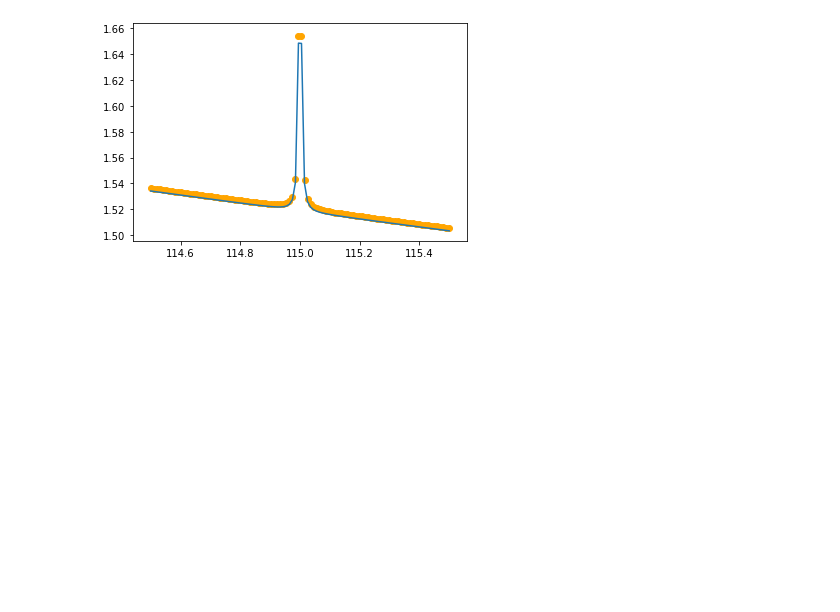
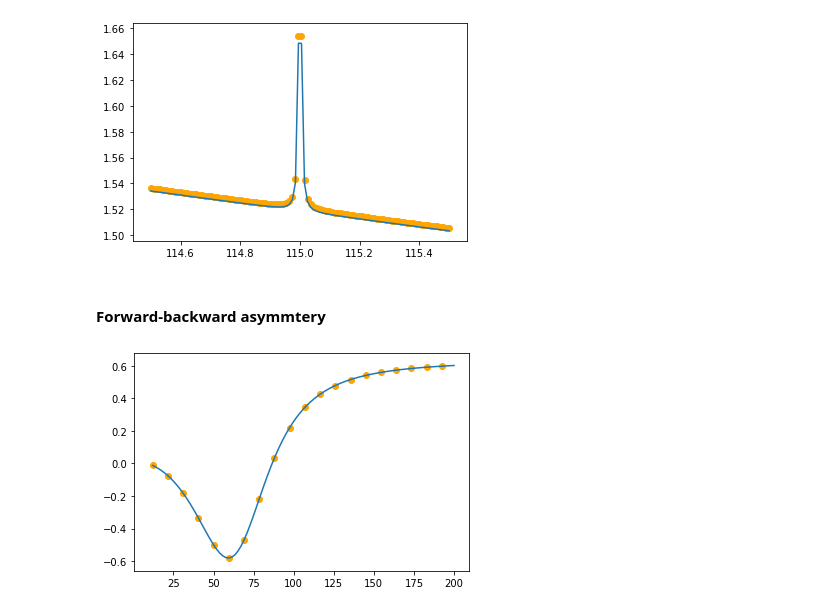
Before and after one commit to vindex10/rbpp-projects, a Jupyter notebook: project1/visualize.ipynb, the cells around one changed output. Drawn from its saved outputs; the diff is of its cells as text; code cells hidden in the pictures; blank space fills up the shorter version.

Commit message:
add fb asym plot

```diff
--- a/project1/visualize.ipynb
+++ b/project1/visualize.ipynb
@@ -15,6 +15,7 @@ totcrsc_lowS = np.genfromtxt(data_dir/"totcrsc_lowS.dat", dtype=np.float64)
 totcrsc_tail = np.genfromtxt(data_dir/"totcrsc_tail.dat", dtype=np.float64)
 totcrsc_Zpeak = np.genfromtxt(data_dir/"totcrsc_Zpeak.dat", dtype=np.float64)
 totcrsc_Hpeak = np.genfromtxt(data_dir/"totcrsc_Hpeak.dat", dtype=np.float64)
+fbasym = np.genfromtxt(data_dir/"fbasym.dat", dtype=np.float64)
 # %%
 output_dir = Path("output")
 # %%
@@ -197,3 +196,24 @@ fig, ax = plt.subplots()
 show_totcrsc_Hpeak(fig, ax)
 # %% [output]
 [figure]
+# %% [markdown]
+#### Forward-backward asymmtery
+# %%
+def calc_fb_asym(s):
+    trange = get_t_range(s)
+    tmid = (trange[0] + trange[1])/2.
+    crsc_fwd = eval(totcrsc_raw, globals(), {"t": trange[0], "s": s}) - eval(totcrsc_raw, globals(), {"t": tmid, "s": s})
+    crsc_bckwd = eval(totcrsc_raw, globals(), {"t": tmid, "s": s}) - eval(totcrsc_raw, globals(), {"t": trange[1], "s": s})
+    return (crsc_fwd - crsc_bckwd)/(crsc_fwd + crsc_bckwd)
+# %%
+def show_fb_assym(fig, ax):
+    sqrt_s = fbasym[:, 0]
+    ss = sqrt_s**2
+    asym = calc_fb_asym(ss)
+    ax.plot(sqrt_s, asym)
+    ax.scatter(sqrt_s[::5], fbasym[::5, 1], color="orange")
+# %%
+fig, ax = plt.subplots()
+show_fb_assym(fig, ax)
+# %% [output]
+[figure, added]
```
Also changed, not shown: parts of 4 cells of this notebook, 1 other file.
